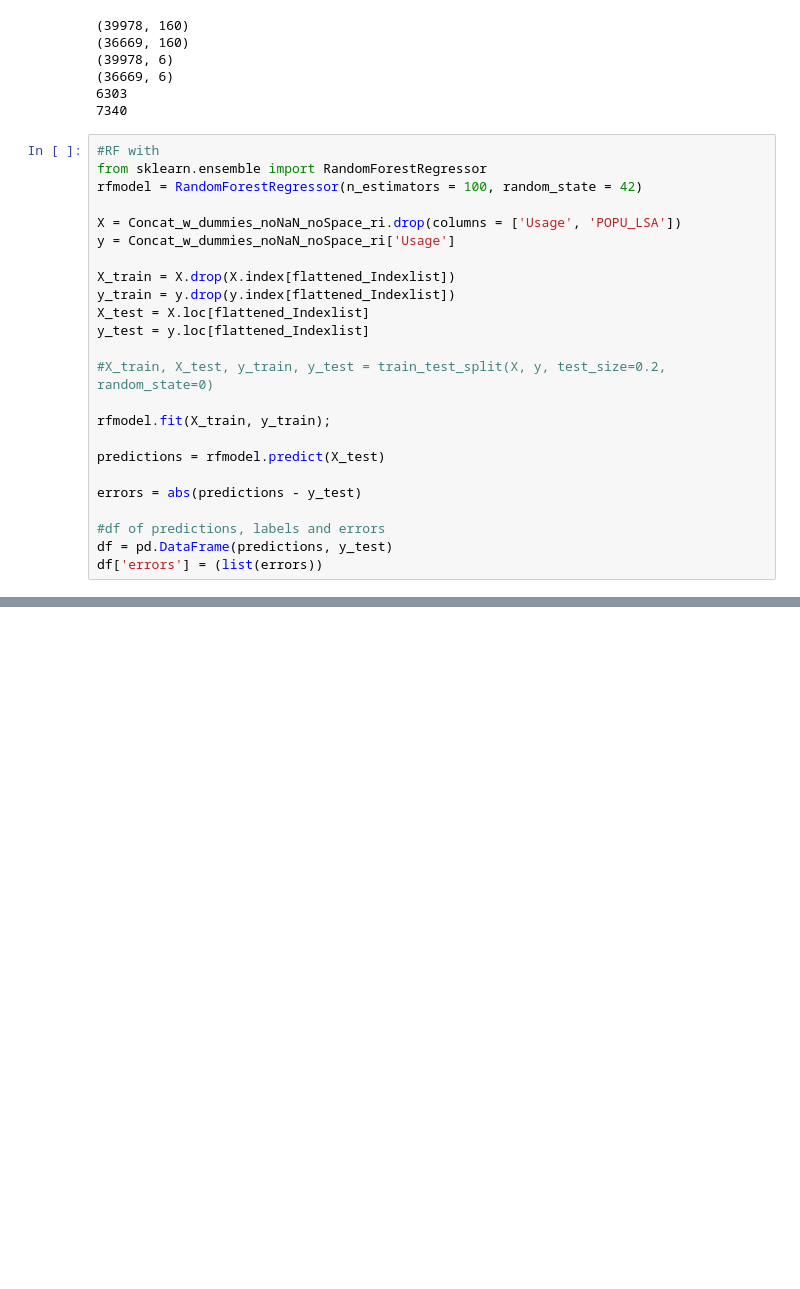
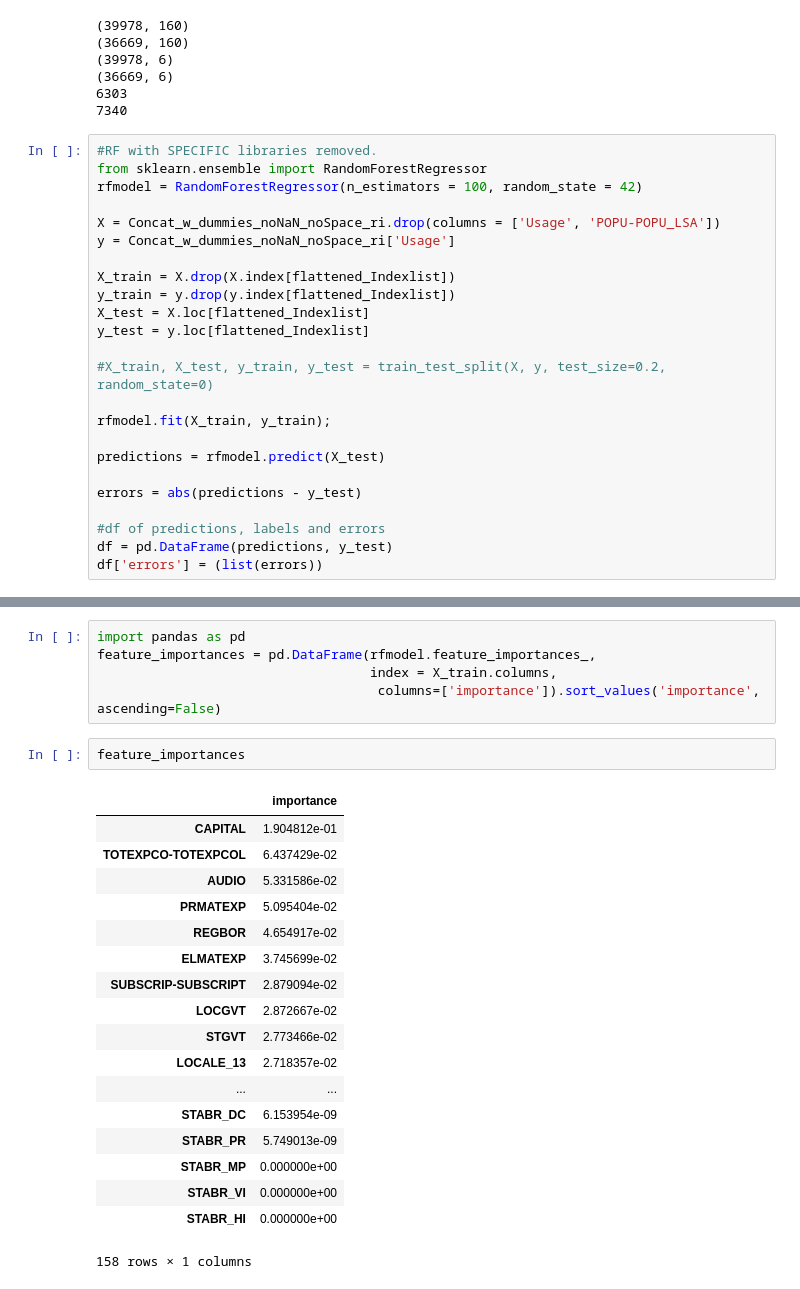
Before and after one commit to olgabane/Insight2019_LibraryProject, a Jupyter notebook: Library_Week2_Notebook4_Strategy#2.ipynb, the cells around one changed output, grey strips where cells are left out. Drawn from its saved outputs; the diff is of its cells as text; blank space fills up the shorter version.

Commit message:
RF model most important feature is capitalgit add Library_Week2_Notebook4_Strategy#2.ipynb

```diff
--- a/Library_Week2_Notebook4_Strategy#2.ipynb
+++ b/Library_Week2_Notebook4_Strategy#2.ipynb
@@ -960,11 +986,11 @@ print(len(flattened_Indexlist))
 6303
 7340
 # %%
-#RF with
+#RF with SPECIFIC libraries removed.
 from sklearn.ensemble import RandomForestRegressor
 rfmodel = RandomForestRegressor(n_estimators = 100, random_state = 42)
 
-X = Concat_w_dummies_noNaN_noSpace_ri.drop(columns = ['Usage', 'POPU_LSA'])
+X = Concat_w_dummies_noNaN_noSpace_ri.drop(columns = ['Usage', 'POPU-POPU_LSA'])
 y = Concat_w_dummies_noNaN_noSpace_ri['Usage']
 
 X_train = X.drop(X.index[flattened_Indexlist])
@@ -1007,0 +1024,26 @@ df
+# %%
+import pandas as pd
+feature_importances = pd.DataFrame(rfmodel.feature_importances_,
+                                   index = X_train.columns,
+                                    columns=['importance']).sort_values('importance', ascending=False)
+# %%
+feature_importances
+# %% [output]
+|  | importance |
+| CAPITAL | 1.904812e-01 |
+| TOTEXPCO-TOTEXPCOL | 6.437429e-02 |
+| AUDIO | 5.331586e-02 |
+| PRMATEXP | 5.095404e-02 |
+| REGBOR | 4.654917e-02 |
+| ELMATEXP | 3.745699e-02 |
+| SUBSCRIP-SUBSCRIPT | 2.879094e-02 |
+| LOCGVT | 2.872667e-02 |
+| STGVT | 2.773466e-02 |
+| LOCALE_13 | 2.718357e-02 |
+| ... | ... |
+| STABR_DC | 6.153954e-09 |
+| STABR_PR | 5.749013e-09 |
+| STABR_MP | 0.000000e+00 |
+| STABR_VI | 0.000000e+00 |
+| STABR_HI | 0.000000e+00 |
+158 rows × 1 columns
```
Also changed, not shown: parts of 7 cells of this notebook.
